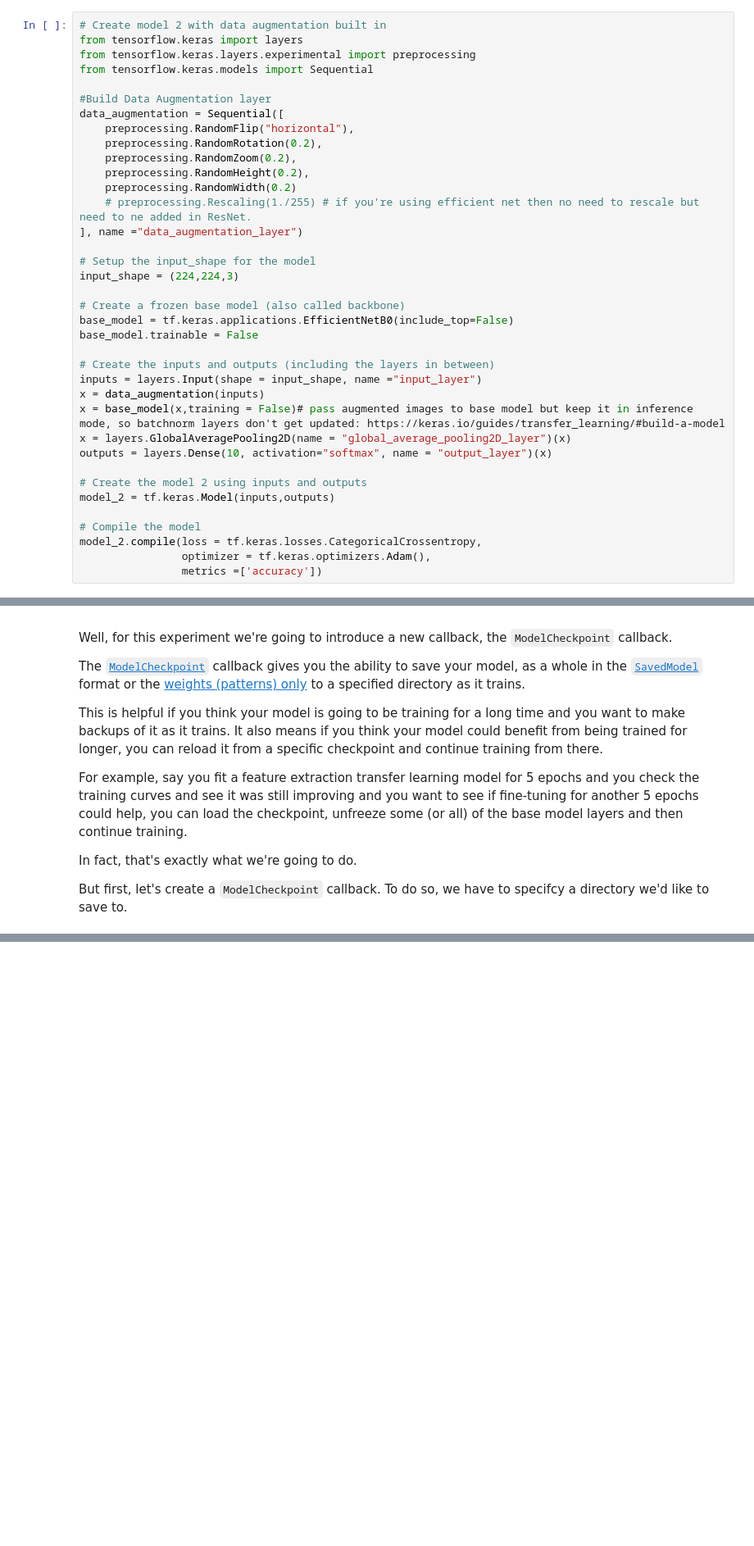
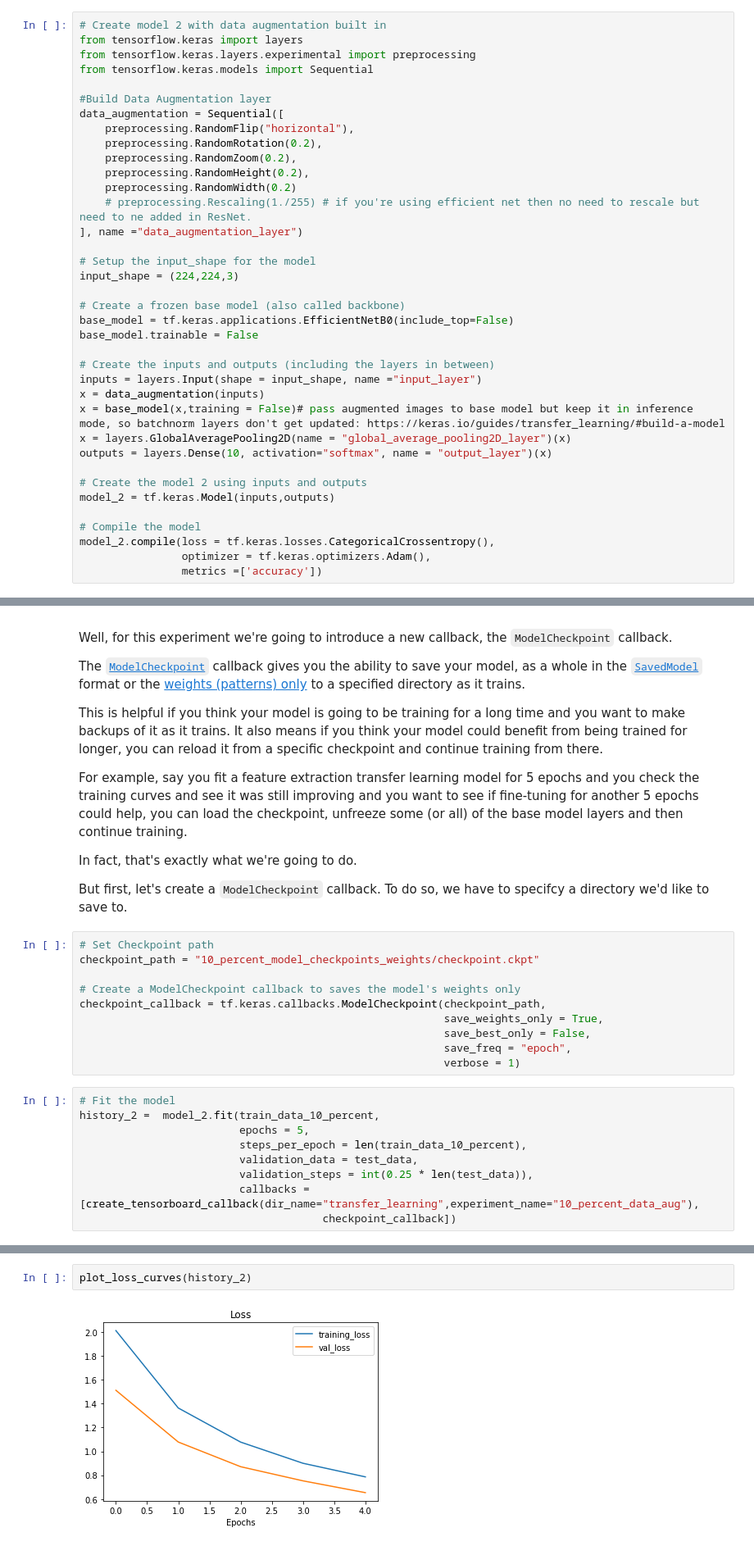
Before and after one commit to helloitsdaksh/Tensorflow_colab, a Jupyter notebook: 05_transfer_learning_in_tensorflow_part_2_fine_tuning.ipynb, the cells around one changed output, grey strips where cells are left out. Shown at 82% size. Saved outputs shown, nothing was run; the diff lists cells and outputs as text; blank space fills up the shorter version.

```diff
--- a/05_transfer_learning_in_tensorflow_part_2_fine_tuning.ipynb
+++ b/05_transfer_learning_in_tensorflow_part_2_fine_tuning.ipynb
@@ -660,7 +660,7 @@ outputs = layers.Dense(10, activation="softmax", name = "output_layer")(x)
 model_2 = tf.keras.Model(inputs,outputs)
 
 # Compile the model
-model_2.compile(loss = tf.keras.losses.CategoricalCrossentropy,
+model_2.compile(loss = tf.keras.losses.CategoricalCrossentropy(),
                 optimizer = tf.keras.optimizers.Adam(),
                 metrics =['accuracy'])
 # %%
@@ -700,3 +700,22 @@ For example, say you fit a feature extraction transfer learning model for 5 epoc
 In fact, that's exactly what we're going to do.
 
 But first, let's create a `ModelCheckpoint` callback. To do so, we have to specifcy a directory we'd like to save to.
+# %%
+# Set Checkpoint path
+checkpoint_path = "10_percent_model_checkpoints_weights/checkpoint.ckpt"
+
+# Create a ModelCheckpoint callback to saves the model's weights only
+checkpoint_callback = tf.keras.callbacks.ModelCheckpoint(checkpoint_path,
+                                                         save_weights_only = True,
+                                                         save_best_only = False,
+                                                         save_freq = "epoch",
+                                                         verbose = 1)
+# %%
+# Fit the model
+history_2 =  model_2.fit(train_data_10_percent,
+                         epochs = 5,
+                         steps_per_epoch = len(train_data_10_percent),
+                         validation_data = test_data,
+                         validation_steps = int(0.25 * len(test_data)),
+                         callbacks = [create_tensorboard_callback(dir_name="transfer_learning",experiment_name="10_percent_data_aug"),
+                                      checkpoint_callback])
@@ -702,0 +751,4 @@ But first, let's create a `ModelCheckpoint` callback. To do so, we have to speci
+# %%
+plot_loss_curves(history_2)
+# %% [output]
+[figure, added]
```
Also changed, not shown: parts of 8 cells of this notebook.
